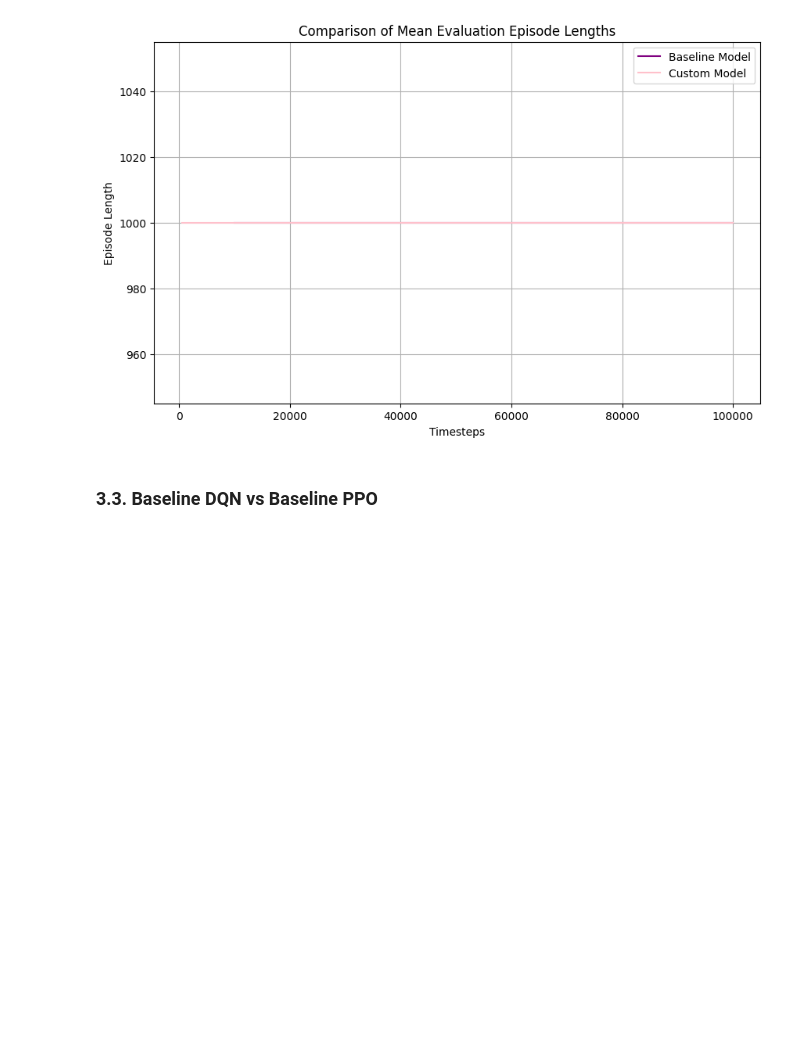
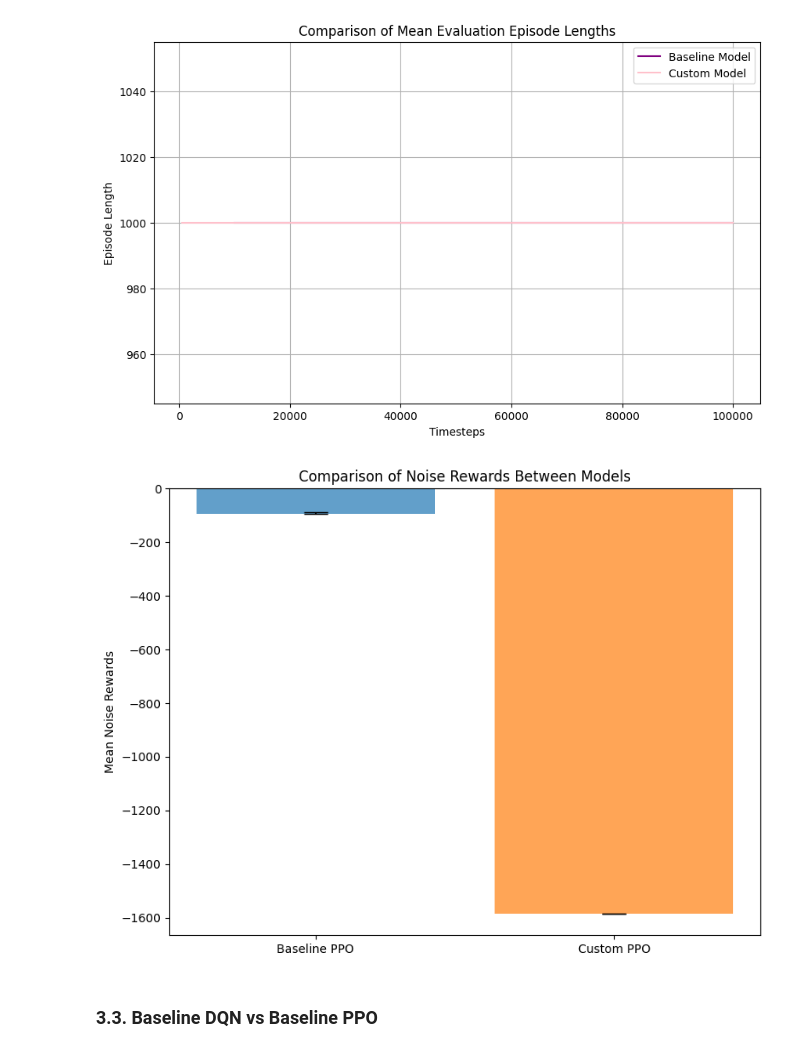
Before and after one commit to inesamorim/reinforcement-learning-with-gymnasium, a Jupyter notebook: main.ipynb, the cells around one changed output. Cells and saved outputs as stored; diff of their text form; code cells hidden in the pictures; blank space fills up the shorter version.

```diff
--- a/main.ipynb
+++ b/main.ipynb
@@ -673,6 +681,10 @@ compare_rewards(timesteps_baseline_ppo, timesteps_custom_ppo, results_baseline_p
 compare_episode_lengths(timesteps_baseline_ppo, timesteps_custom_ppo, ep_lengths_baseline_ppo, ep_lengths_custom_ppo)
 # %% [output]
 [figure]
+# %%
+plot_noise_rewards_comparison(robustness_results_baseline_ppo, robustness_results_custom_ppo, model1_label='Baseline PPO', model2_label='Custom PPO')
+# %% [output]
+[figure, added]
 # %% [markdown]
 ### 3.3. Baseline DQN vs Baseline PPO
 # %%
```
Also changed, not shown: parts of 4 cells of this notebook, 1 other file.
